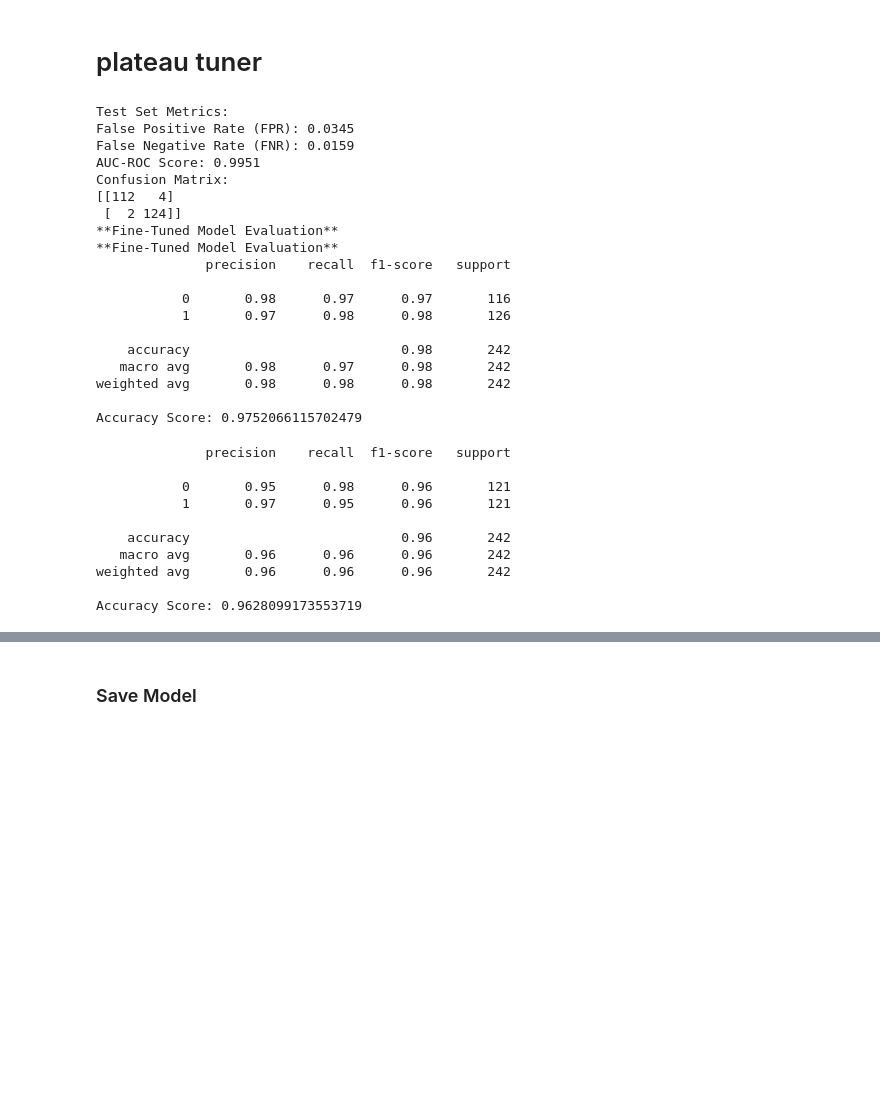
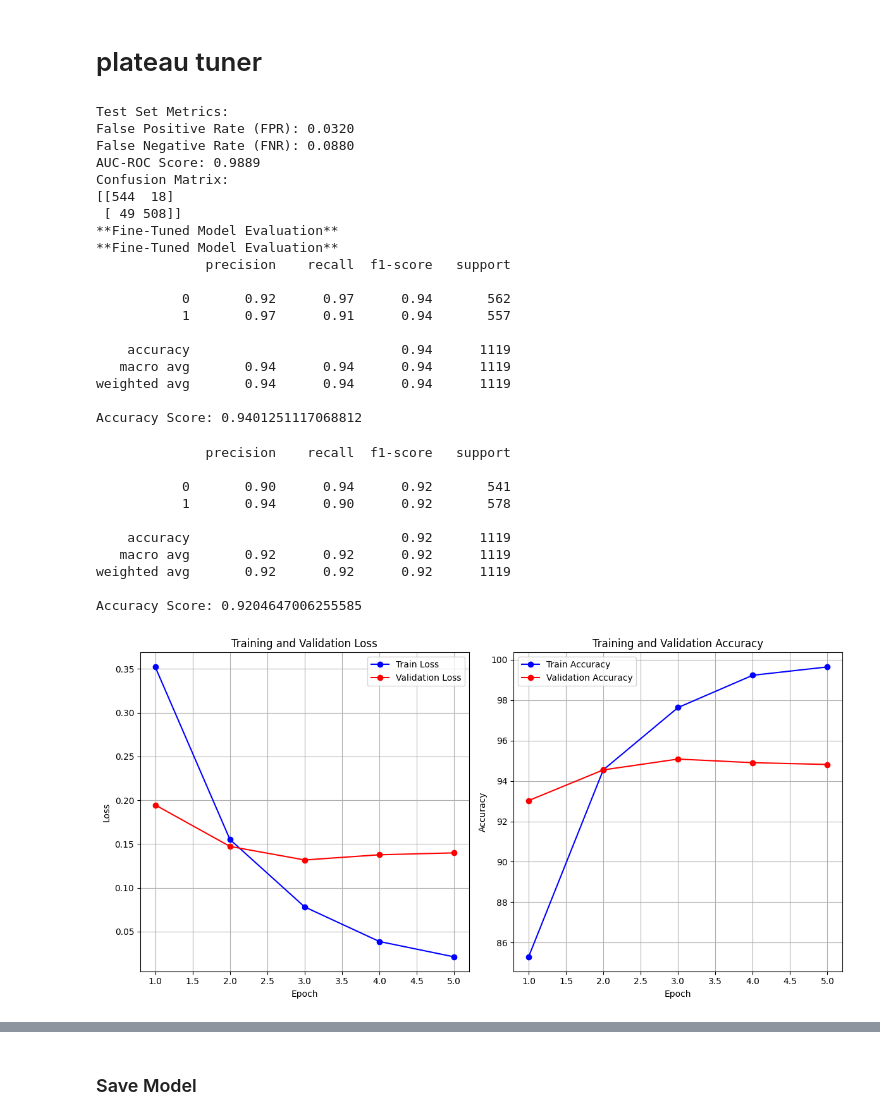
Before and after one commit to AzureSight/thesis_backend, a Jupyter notebook: MODELS/FinalModels.ipynb, the cells around one changed output, grey strips where cells are left out. Saved outputs shown, nothing was run; the diff lists cells and outputs as text; code cells hidden in the pictures; blank space fills up the shorter version.

```diff
--- a/MODELS/FinalModels.ipynb
+++ b/MODELS/FinalModels.ipynb
@@ -1434,7 +1433,7 @@ print("**Fine-Tuned Model Evaluation**")
 report = classification_report(y_true, y_pred)
 
 # Save classification report to a file
-with open("training_history/secondproposed_classification_reportv7.txt", "w") as file:
+with open("training_history/secondproposed_classification_reportv10.txt", "w") as file:
     file.write(report + "\n")  # Write the classification report
     file.write(f"Accuracy Score: {accuracy_score(y_true, y_pred)}\n")
 # Optionally, print to console as well
@@ -1443,26 +1442,26 @@ print(report)
 print(f"Accuracy Score: {accuracy_score(y_true, y_pred)}")
 # %% [output]
 Test Set Metrics:
-False Positive Rate (FPR): 0.0345
-False Negative Rate (FNR): 0.0159
-AUC-ROC Score: 0.9951
+False Positive Rate (FPR): 0.0320
+False Negative Rate (FNR): 0.0880
+AUC-ROC Score: 0.9889
 Confusion Matrix:
-[[112   4]
- [  2 124]]
+[[544  18]
+ [ 49 508]]
 **Fine-Tuned Model Evaluation**
 **Fine-Tuned Model Evaluation**
               precision    recall  f1-score   support
 
-           0       0.98      0.97      0.97       116
-           1       0.97      0.98      0.98       126
+           0       0.92      0.97      0.94       562
+           1       0.97      0.91      0.94       557
 
-    accuracy                           0.98       242
-   macro avg       0.98      0.97      0.98       242
-weighted avg       0.98      0.98      0.98       242
+    accuracy                           0.94      1119
+   macro avg       0.94      0.94      0.94      1119
+weighted avg       0.94      0.94      0.94      1119
 
-Accuracy Score: 0.9752066115702479
+Accuracy Score: 0.9401251117068812
 # %%
-with open("training_history/secondproposed_classification_reportv7.txt", "r") as file:
+with open("training_history/secondproposed_classification_reportv9.txt", "r") as file:
     report = file.read()
 
 print(report)
@@ -1473,11 +1472,15 @@ print(report)
 # %% [output]
               precision    recall  f1-score   support
 
-           0       0.95      0.98      0.96       121
-           1       0.97      0.95      0.96       121
+           0       0.90      0.94      0.92       541
+           1       0.94      0.90      0.92       578
 
-    accuracy                           0.96       242
-   macro avg       0.96      0.96      0.96       242
-weighted avg       0.96      0.96      0.96       242
+    accuracy                           0.92      1119
+   macro avg       0.92      0.92      0.92      1119
+weighted avg       0.92      0.92      0.92      1119
 
-Accuracy Score: 0.9628099173553719
+Accuracy Score: 0.9204647006255585
+# %%
+plot_from_history(Fsecondhistory)
+# %% [output]
+[figure, added]
```
Also changed, not shown: parts of 15 cells of this notebook, 12 other files.
